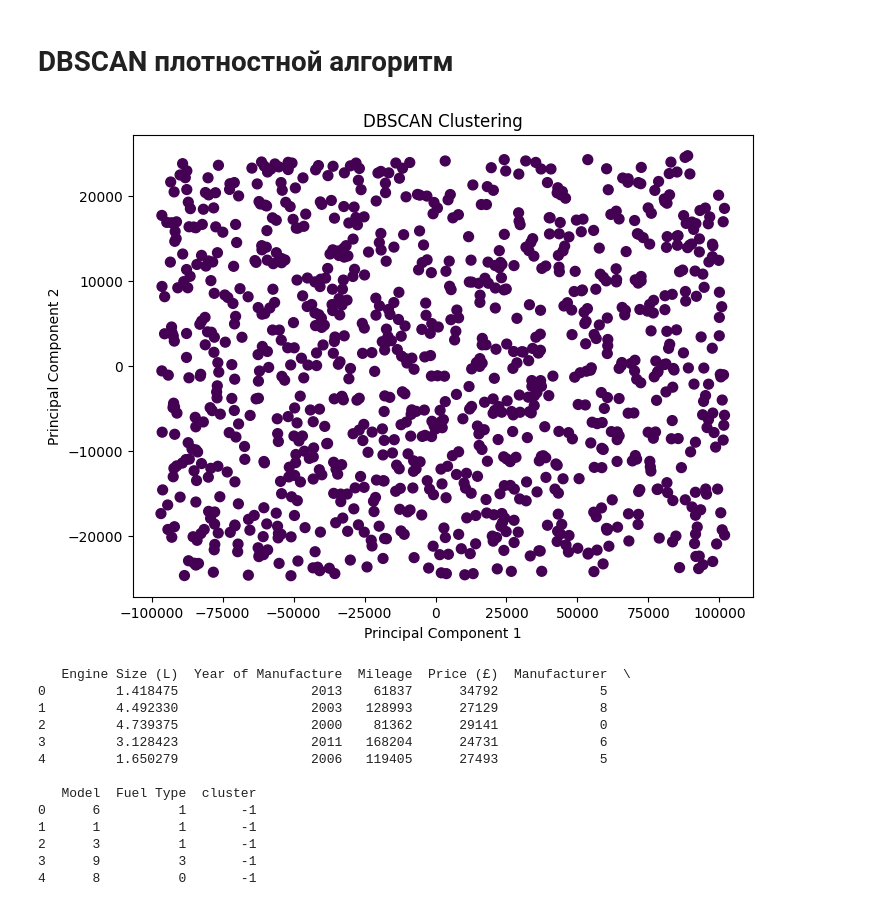
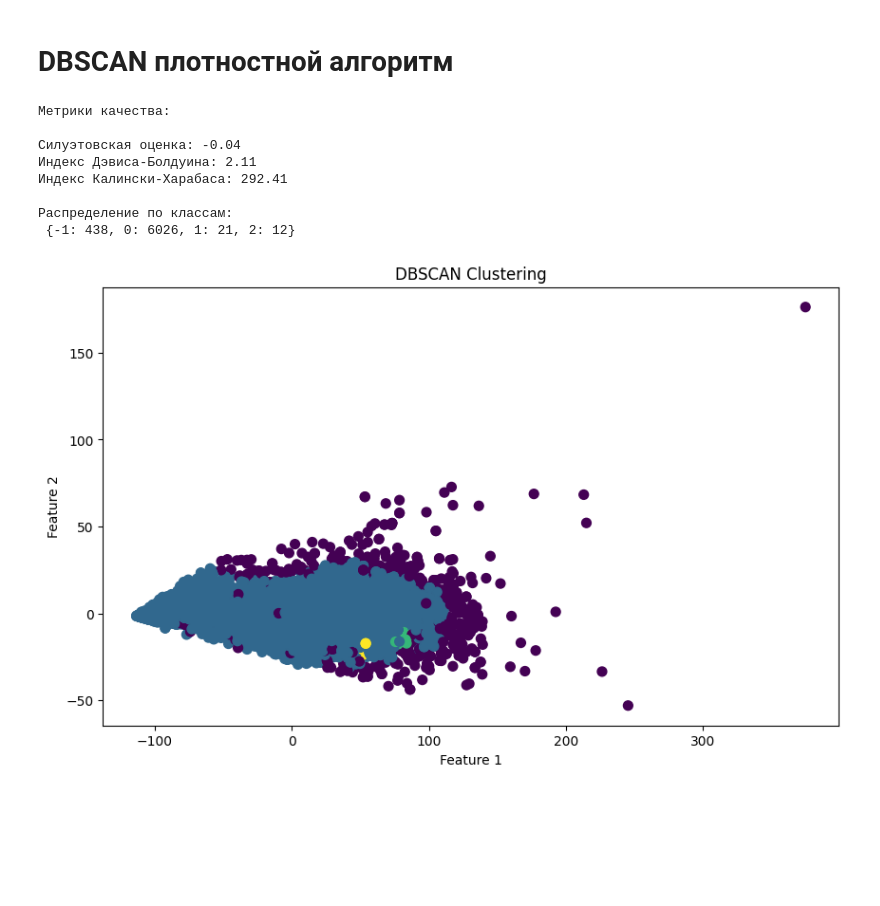
Before and after one commit to Olya-Skr/Belhard_courses, a Jupyter notebook: homework/hw6/dz6.ipynb, the cells around one changed output. Cells and saved outputs as stored; diff of their text form; code cells hidden in the pictures; blank space fills up the shorter version.

```diff
--- a/homework/hw6/dz6.ipynb
+++ b/homework/hw6/dz6.ipynb
@@ -6,9 +6,8 @@ import numpy as np
 import matplotlib.pyplot as plt
 import seaborn as sns
 
-
 # Загрузка данных
-df = pd.read_csv('second_hand_car_sales.csv')
+df = pd.read_csv('wine.csv')
 
 # Первичный осмотр данных
 print('Первые пять строк датасета:\n\n',df.head())
@@ -141,0 +151,10 @@ dtype: int64
+# %%
+# Проверка наличия дубликатов
+duplicates = new_df.duplicated()
+print(f"Количество дублирующихся строк: {duplicates.sum()}")
+
+# Удаление дубликатов
+new_df = new_df.drop_duplicates()
+
+# Проверка количества строк после удаления дубликатов
+print(f"Количество строк после удаления дубликатов: {new_df.shape[0]}")
@@ -358,39 +412,48 @@ plt.show()
 # DBSCAN плотностной алгоритм
 # %%
 # Применение DBSCAN
-dbscan = DBSCAN(eps=0.5, min_samples=8)
-y_dbscan = dbscan.fit_predict(sample_data)
+dbscan = DBSCAN(eps=6.6, min_samples=20)
+y_dbscan = dbscan.fit_predict(new_df)
+
+# Вычисление метрик качества
+silhouette_avg_dbscan = silhouette_score(new_df, y_dbscan)
+davies_bouldin_dbscan = davies_bouldin_score(new_df, y_dbscan)
+calinski_harabasz_dbscan = calinski_harabasz_score(new_df, y_dbscan)
+
+print('Метрики качества:\n')
+print(f"Силуэтовская оценка: {silhouette_avg:.2f}")
+print(f"Индекс Дэвиса-Болдуина: {davies_bouldin:.2f}")
+print(f"Индекс Калински-Харабаса: {calinski_harabasz:.2f}")
+
+ # Сколько попало в кластеры
+unique, counts = np.unique(y_dbscan, return_counts=True)
+print('\nРаспределение по классам:\n',dict(zip(unique, counts)))
+print('\n')
 
 # Снижение размерности с использованием PCA для визуализации
 pca = PCA(n_components=2)
-X_pca = pca.fit_transform(sample_data)
+X_pca = pca.fit_transform(new_df)
 
-# Визуализация кластеров после спектральной кластеризации
-plt.figure(figsize=(8, 6))
+# Визуализация кластеров после агломеративной кластеризации
+plt.figure(figsize=(10, 6))
 plt.scatter(X_pca[:, 0], X_pca[:, 1], c=y_dbscan, s=50, cmap='viridis')
-
 plt.title("DBSCAN Clustering")
-plt.xlabel("Principal Component 1")
-plt.ylabel("Principal Component 2")
+plt.xlabel("Feature 1")
+plt.ylabel("Feature 2")
 plt.show()
 
 # Присвоение меток кластеров к исходному датасету
-sample_data['cluster'] = y_dbscan
+new_df['cluster'] = y_dbscan
 
 # Обзор результатов кластеризации
-print(sample_data.head())
+print(new_df.head())
 # %% [output]
+Метрики качества:
+
+Силуэтовская оценка: -0.04
+Индекс Дэвиса-Болдуина: 2.11
+Индекс Калински-Харабаса: 292.41
+
+Распределение по классам:
+ {-1: 438, 0: 6026, 1: 21, 2: 12}
-[figure, old version]
+[figure, new version]
-   Engine Size (L)  Year of Manufacture  Mileage  Price (£)  Manufacturer  \
-0         1.418475                 2013    61837      34792             5
-1         4.492330                 2003   128993      27129             8
-2         4.739375                 2000    81362      29141             0
-3         3.128423                 2011   168204      24731             6
-4         1.650279                 2006   119405      27493             5
-
-   Model  Fuel Type  cluster
-0      6          1       -1
-1      1          1       -1
-2      3          1       -1
-3      9          3       -1
-4      8          0       -1
```
Also changed, not shown: parts of 32 cells of this notebook, 8 other files.
